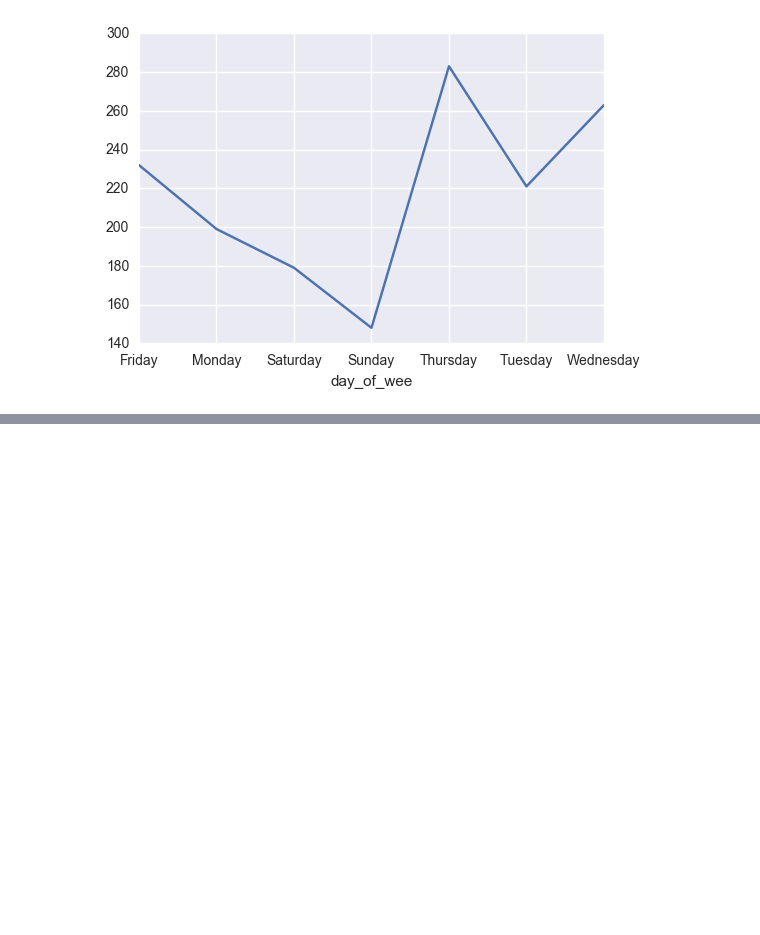
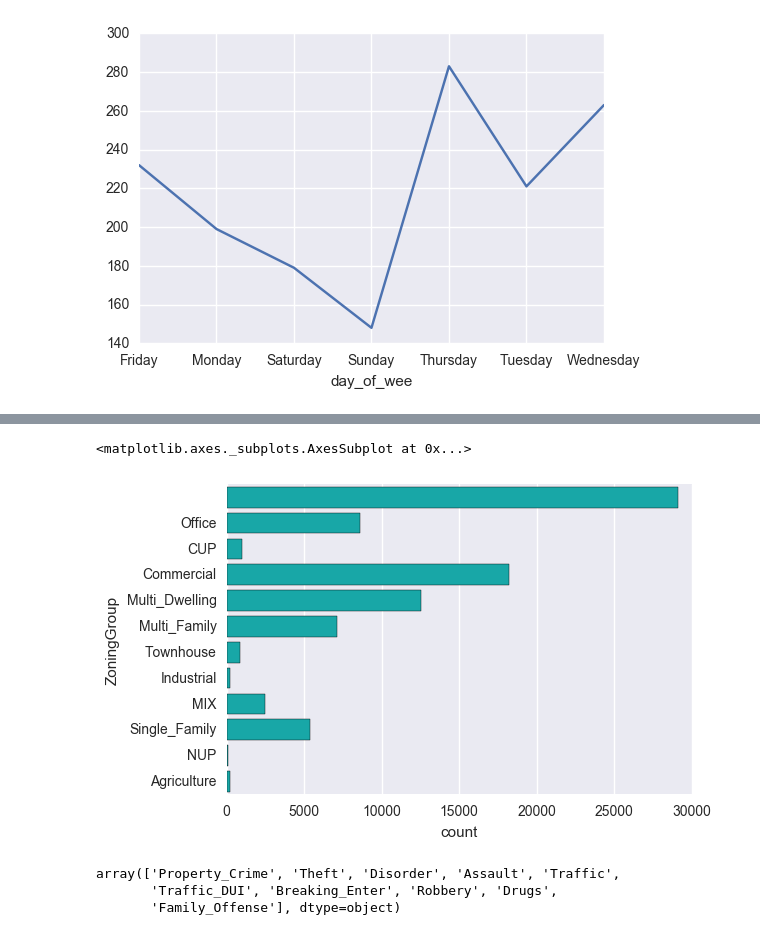
Before and after one commit to akell47/DataSciCourse, a Jupyter notebook: projects/final-projects/IncidentTimeSeries.ipynb, the cells around one changed output, grey strips where cells are left out. Cells and saved outputs as stored; diff of their text form; code cells hidden in the pictures; blank space fills up the shorter version.

```diff
--- a/projects/final-projects/IncidentTimeSeries.ipynb
+++ b/projects/final-projects/IncidentTimeSeries.ipynb
@@ -312,0 +341,11 @@ dfM2['Drugs'].groupby(dfM2["day_of_wee"]).sum().plot()
+# %%
+sb.countplot(y="ZoningGroup", data = dfM2, color="c")
+# %% [output]
+<matplotlib.axes._subplots.AxesSubplot at 0x...>
+[figure, added]
+# %%
+dfM2.IncidentGroup2.unique()
+# %% [output]
+array(['Property_Crime', 'Theft', 'Disorder', 'Assault', 'Traffic',
+       'Traffic_DUI', 'Breaking_Enter', 'Robbery', 'Drugs',
+       'Family_Offense'], dtype=object)
```
Also changed, not shown: parts of 23 cells of this notebook, 4 other files.
